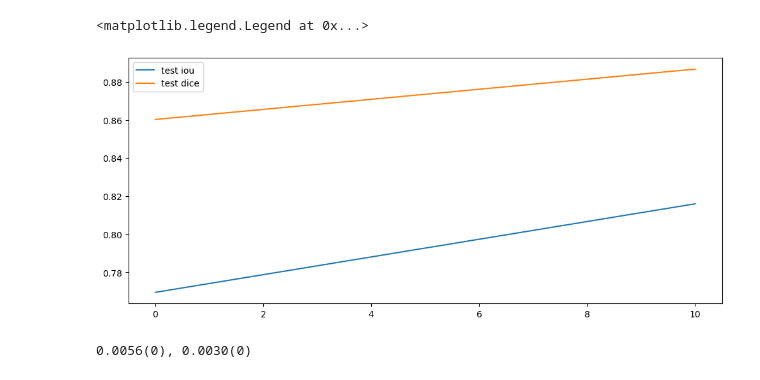
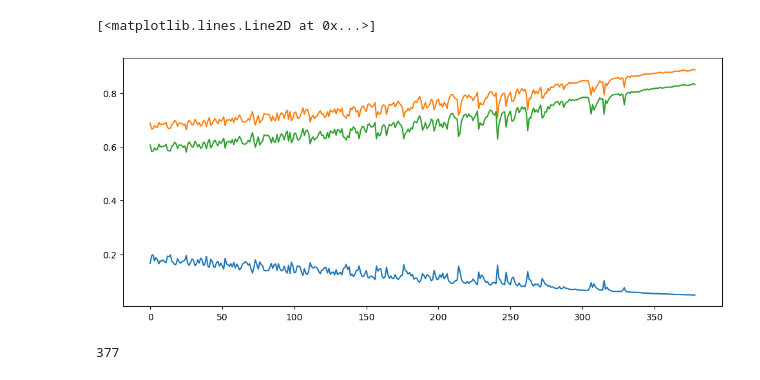
Before and after one commit to gyuilLim/segmentation, a Jupyter notebook: segmentation_mesure_vis.ipynb, the cells around one changed output. Drawn from its saved outputs; the diff is of its cells as text; code cells hidden in the pictures.

Commit message:
update segmentation train pipeline

```diff
--- a/segmentation_mesure_vis.ipynb
+++ b/segmentation_mesure_vis.ipynb
@@ -3,34 +3,31 @@ import json
 import matplotlib.pyplot as plt
 import os
 # %%
-test_iou = '../save/unetpp_testiou.json'
-test_dice = '../save/unetpp_testdice.json'
-
-with open(test_iou, 'r') as file :
-    test_iou_info = json.load(file)
-
-with open(test_dice, 'r') as file :
-    test_dice_info = json.load(file)
+train_log = '../save/unetpp_train_log.json'
+test_log = '../save/unetpp_test_log.json'
 
 
-test_iou_list = [loss for loss in test_iou_info]
-test_dice_list = [loss for loss in test_dice_info]
+with open(train_log, 'r') as file :
+    train_log = json.load(file)
 
-test_x = [i * 10 for i in range(len(test_dice_list))]
+with open(test_log, 'r') as file :
+    test_log = json.load(file)
+
+train_loss_list = train_log['train_losses']
+train_dice_list = train_log['train_dice_scores']
+train_iou_list = train_log['train_iou_scores']
 
 plt.figure(figsize=(12, 5))
 
-plt.plot(test_x, test_iou_list, label='test iou')
-plt.plot(test_x, test_dice_list, label='test dice')
-plt.legend()
+plt.plot(train_loss_list, label = 'train loss')
+plt.plot(train_dice_list, label = 'train_dice')
+plt.plot(train_iou_list, label = 'train_iou')
 # %% [output]
-<matplotlib.legend.Legend at 0x...>
+[<matplotlib.lines.Line2D at 0x...>]
-[figure, old version]
+[figure, new version]
-# %%
-import numpy as np
-
-iou_idx = np.argmax(test_iou_list)
-dice_idx = np.argmax(test_dice_list)
-print(f"{test_iou_list[iou_idx]:.4f}({iou_idx*10}), {test_dice_list[dice_idx]:.4f}({dice_idx*10})")
-# %% [output]
-0.0056(0), 0.0030(0)
+# %%
+import numpy as np
+
+np.argmin(train_loss_list)
+# %% [output]
+377
```
Also changed, not shown: 4 other files.
